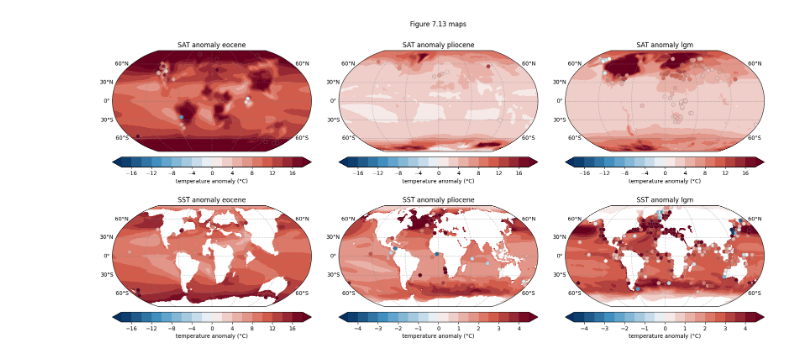
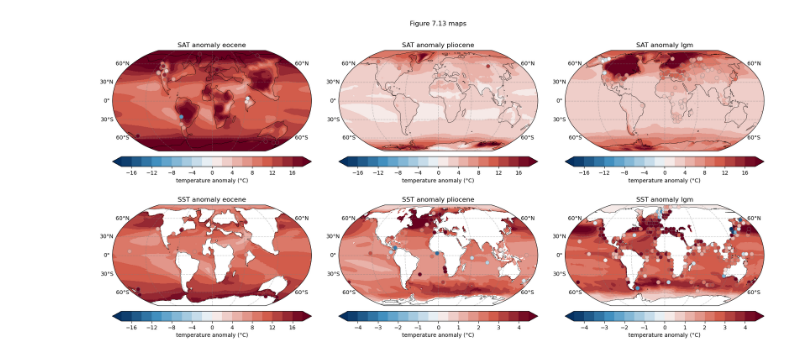
Before and after one commit to sebsteinig/ipcc_chapter_7_figure_check, a Jupyter notebook: ipcc_figure_7.13.ipynb, the cells around one changed output. Cells and saved outputs as stored; diff of their text form; code cells hidden in the pictures.

Commit message:
added land-sea masks and model temperatures at proxy locations

```diff
--- a/ipcc_figure_7.13.ipynb
+++ b/ipcc_figure_7.13.ipynb
@@ -40,6 +39,11 @@ diff_labels = ["eo-pi", "pl-pi", "lg-pi"]
 
 levels_high = range(-18,20,2)
 levels_low = np.arange(-4.5,5.0,0.5)
+
+# list of land-sea-masks
+list_lsm_files = [data_dir + "/herold_etal_eocene_topo_1x1.nc", \
+                  data_dir + "/Plio_enh_topo_v1.0_regrid.nc", \
+                  data_dir + "/peltier_ice4g_orog_21_regrid.nc" ]
 
 for time_index,time in enumerate(time_periods):
 
@@ -88,6 +92,36 @@ for time_index,time in enumerate(time_periods):
 
     cbar = fig.colorbar(cf, orientation = 'horizontal', pad = 0.03)
     cbar.set_label('temperature anomaly (°C)')
+
+    lsm = xr.open_dataset(list_lsm_files[time_index], decode_times = False)
+
+    keys = list(lsm.keys())
+    coords = lsm.coords
+
+    if time_index == 0:
+        ax[0,time_index].contour(lsm.lon, lsm.lat, lsm[keys[0]],
+                               transform=ccrs.PlateCarree(),
+                               levels = [0.0],
+                               colors= 'black',
+                               linewidths=0.5)
+
+        ax[1,time_index].contour(lsm.lon, lsm.lat, lsm[keys[0]],
+                               transform=ccrs.PlateCarree(),
+                               levels = [0.0],
+                               colors= 'black',
+                               linewidths=0.5)
+    else:
+        ax[0,time_index].contour(lsm.longitude, lsm.latitude, lsm[keys[0]],
+                               transform=ccrs.PlateCarree(),
+                               levels = [0.0],
+                               colors= 'black',
+                               linewidths=0.5)
+
+        ax[1,time_index].contour(lsm.longitude, lsm.latitude, lsm[keys[0]],
+                               transform=ccrs.PlateCarree(),
+                               levels = [0.0],
+                               colors= 'black',
+                               linewidths=0.5)
 
     if time == "eocene":
         levels_sst = levels_high
@@ -113,34 +147,34 @@ for index, row in df_obs.iterrows():
 
     if row['Time Period'] == 'EECO':
         pcolumn = 0
     elif row['Time Period'] == 'MPWP':
         pcolumn = 1
     elif row['Time Period'] == 'LGM':
         pcolumn = 2
 
     if row['SST or SAT'] == 'SAT':
         prow = 0
         minmax = 20
     elif row['SST or SAT'] == 'SST':
         prow = 1
         if row['Time Period'] == 'EECO':
             minmax = 20
         else:
             minmax = 5.0
 
 
     ax[prow,pcolumn].scatter(row["longitude [degrees]"], row["latitude [degrees]"], marker = 'o', c=row["mean temperature [degreesC]"], edgecolors='gray', linewidth= 0.4, vmin=minmax*-1., vmax=minmax, cmap=my_colormap, s=50, zorder=4, transform=ccrs.PlateCarree())
 
 for ax in ax.flat:
     gl = ax.gridlines(draw_labels=True,
                   linewidth=1, color='gray', alpha=0.4, linestyle='--')
     gl.right_labels = None
     gl.top_labels = None
     gl.bottom_labels = None
 
 plt.savefig('new_figure_7.13_maps.png', dpi=figure_resolution, bbox_inches='tight')
 # %% [output]
-[figure, old version]
+[figure, new version]
 # %%
 # zonal means
 
```
Also changed, not shown: parts of 3 cells of this notebook, 9 other files.
